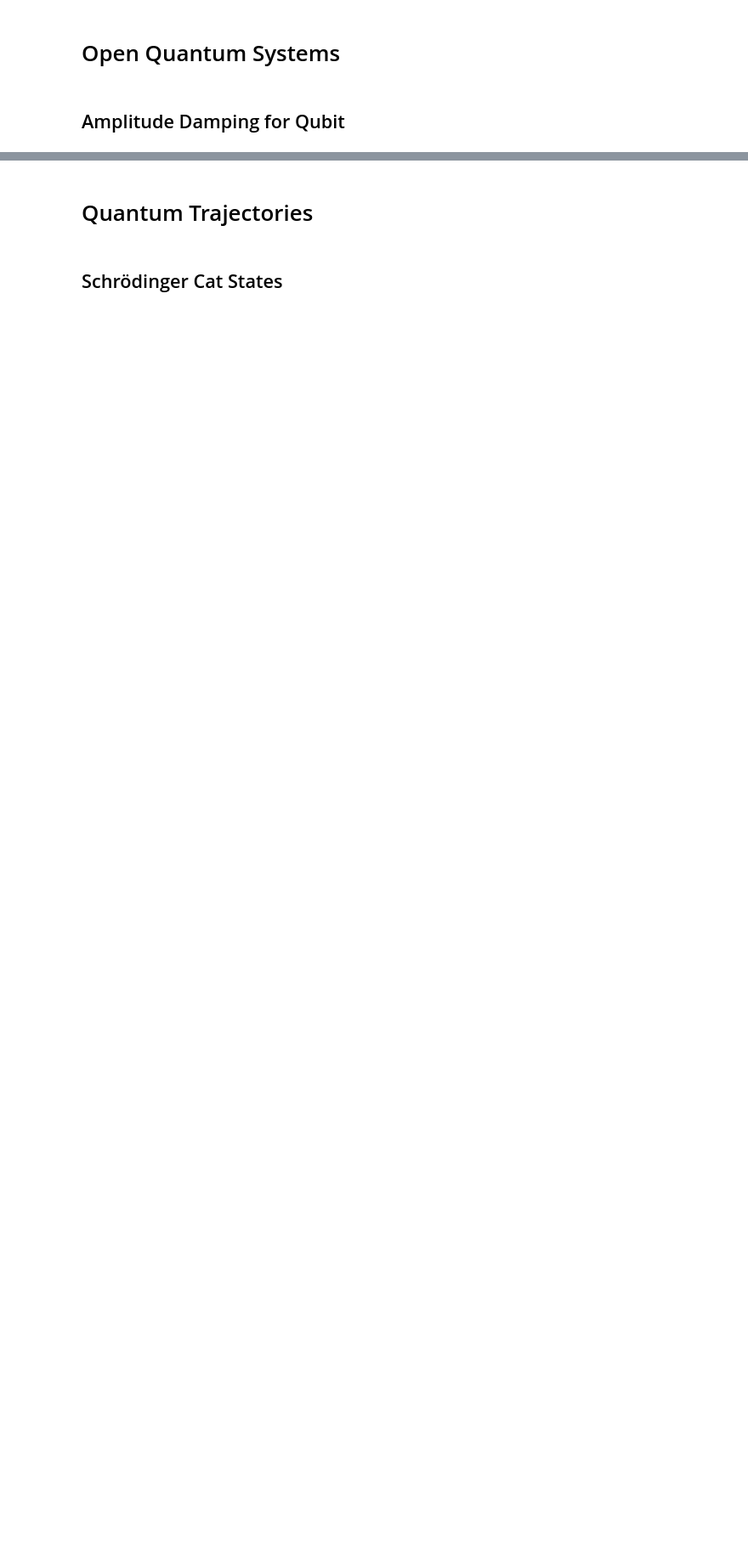
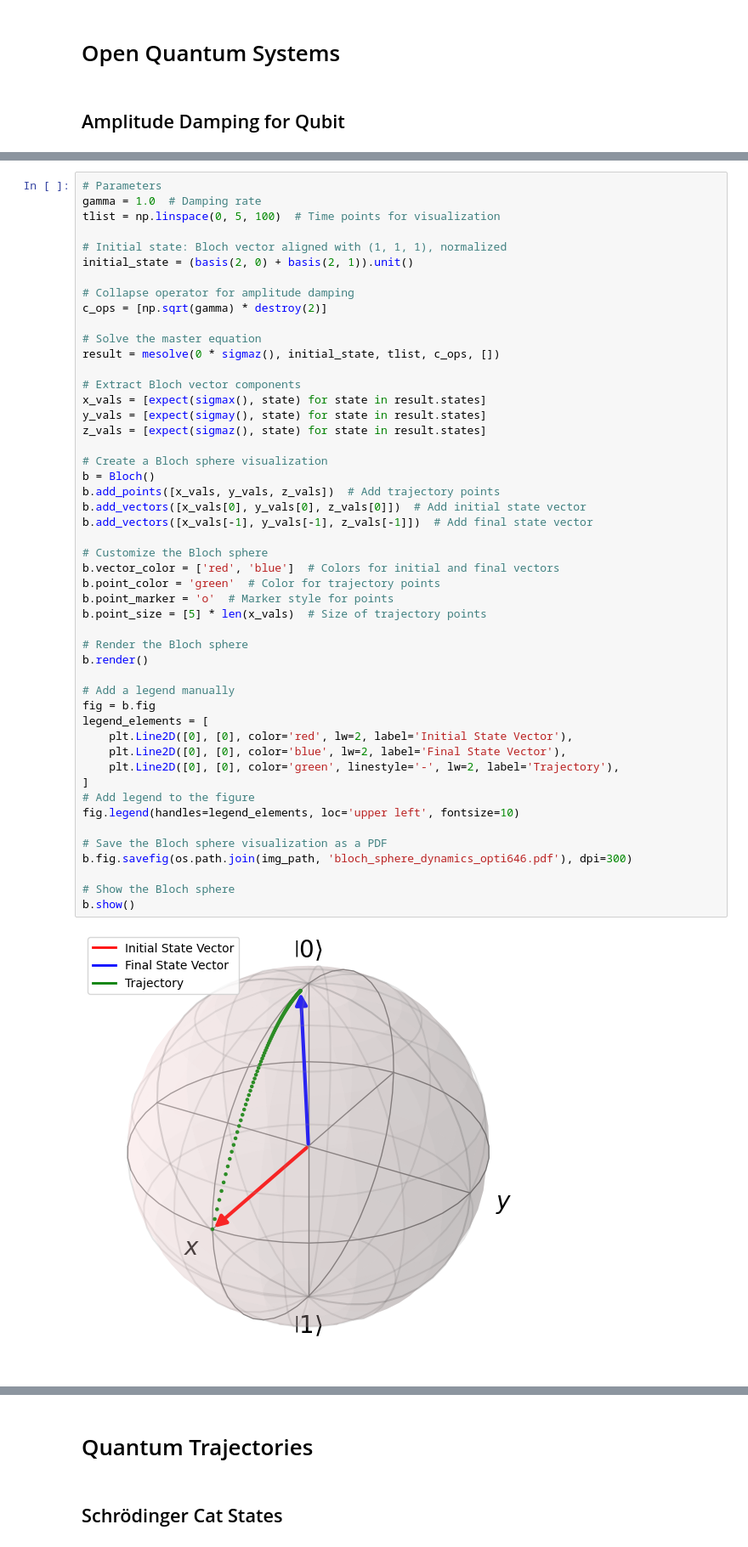
Before and after one commit to ejsung/Quantum-Trajectories-of-Schr-dinger-Cat-States, a Jupyter notebook: quantum_trajectories.ipynb, the cells around one changed output, grey strips where cells are left out. Shown at 85% size. Drawn from its saved outputs; the diff is of its cells as text; blank space fills up the shorter version.

```diff
--- a/quantum_trajectories.ipynb
+++ b/quantum_trajectories.ipynb
@@ -80,0 +173,51 @@ plt.show()
+# %%
+# Parameters
+gamma = 1.0  # Damping rate
+tlist = np.linspace(0, 5, 100)  # Time points for visualization
+
+# Initial state: Bloch vector aligned with (1, 1, 1), normalized
+initial_state = (basis(2, 0) + basis(2, 1)).unit()
+
+# Collapse operator for amplitude damping
+c_ops = [np.sqrt(gamma) * destroy(2)]
+
+# Solve the master equation
+result = mesolve(0 * sigmaz(), initial_state, tlist, c_ops, [])
+
+# Extract Bloch vector components
+x_vals = [expect(sigmax(), state) for state in result.states]
+y_vals = [expect(sigmay(), state) for state in result.states]
+z_vals = [expect(sigmaz(), state) for state in result.states]
+
+# Create a Bloch sphere visualization
+b = Bloch()
+b.add_points([x_vals, y_vals, z_vals])  # Add trajectory points
+b.add_vectors([x_vals[0], y_vals[0], z_vals[0]])  # Add initial state vector
+b.add_vectors([x_vals[-1], y_vals[-1], z_vals[-1]])  # Add final state vector
+
+# Customize the Bloch sphere
+b.vector_color = ['red', 'blue']  # Colors for initial and final vectors
+b.point_color = 'green'  # Color for trajectory points
+b.point_marker = 'o'  # Marker style for points
+b.point_size = [5] * len(x_vals)  # Size of trajectory points
+
+# Render the Bloch sphere
+b.render()
+
+# Add a legend manually
+fig = b.fig
+legend_elements = [
+    plt.Line2D([0], [0], color='red', lw=2, label='Initial State Vector'),
+    plt.Line2D([0], [0], color='blue', lw=2, label='Final State Vector'),
+    plt.Line2D([0], [0], color='green', linestyle='-', lw=2, label='Trajectory'),
+]
+# Add legend to the figure
+fig.legend(handles=legend_elements, loc='upper left', fontsize=10)
+
+# Save the Bloch sphere visualization as a PDF
+b.fig.savefig(os.path.join(img_path, 'bloch_sphere_dynamics_opti646.pdf'), dpi=300)
+
+# Show the Bloch sphere
+b.show()
+# %% [output]
+[figure, added]
```
Also changed, not shown: parts of 30 cells of this notebook, 26 other files.
